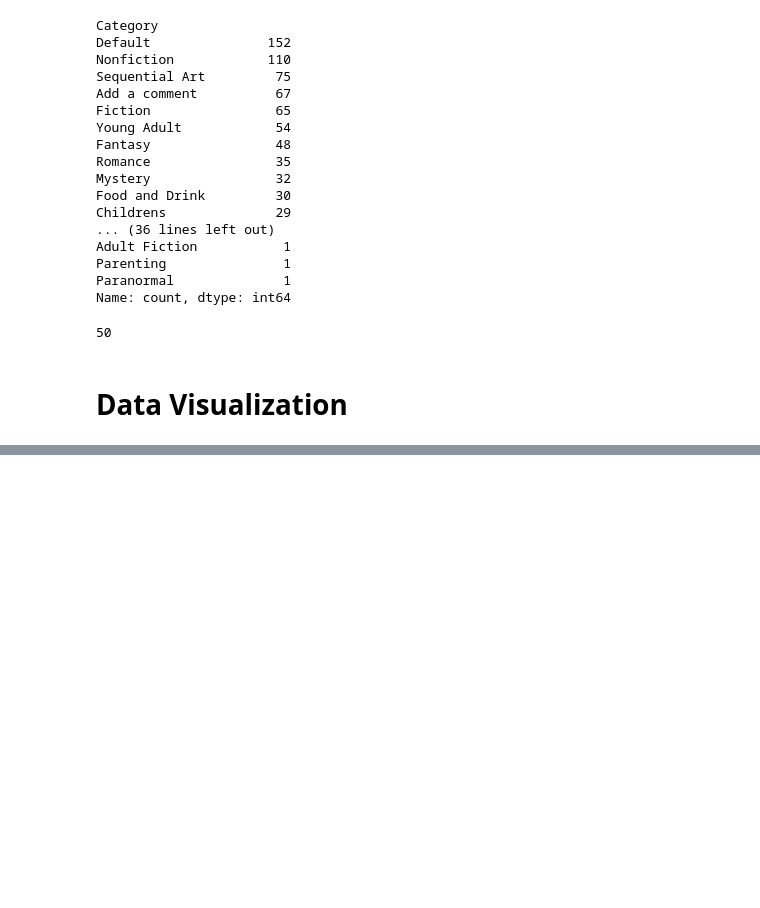
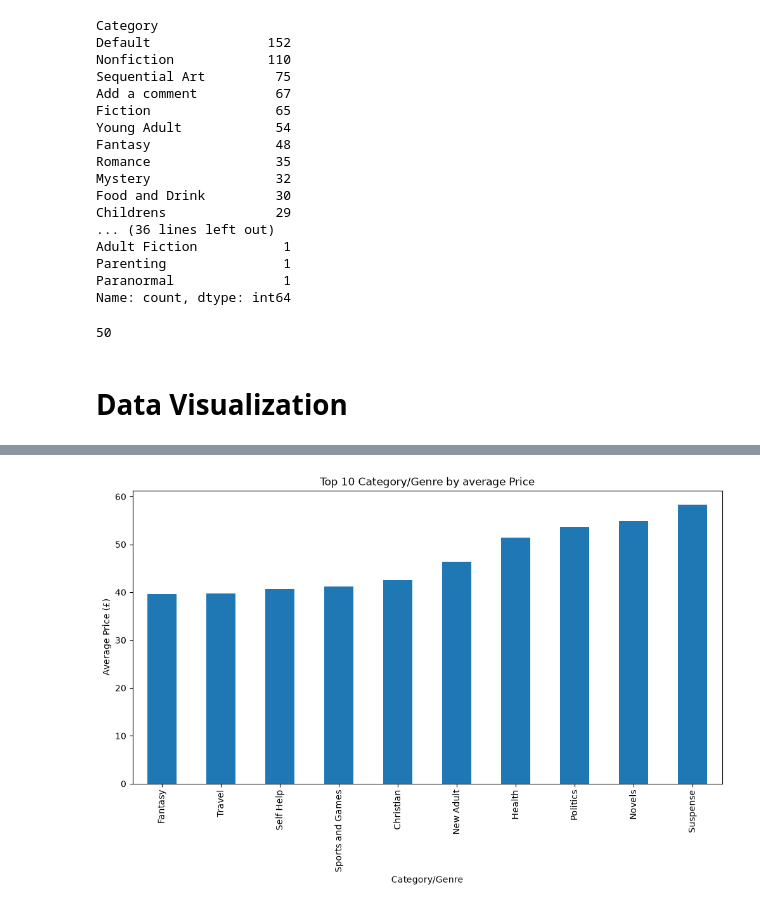
Before and after one commit to mcllale/Book-Market-Analytics-Books-to-Scrape-, a Jupyter notebook: web_scrape.ipynb, the cells around one changed output, grey strips where cells are left out. Cells and saved outputs as stored; diff of their text form; code cells hidden in the pictures; blank space fills up the shorter version.

Commit message:
initial visualization commit

```diff
--- a/web_scrape.ipynb
+++ b/web_scrape.ipynb
@@ -219,0 +242,4 @@ clean_df['Category'].nunique()
+# %%
+genre_prices = (books_df.groupby('Category')['Price'].mean().sort_values(ascending=False))
+
+genre_prices.head()
@@ -219,0 +254,11 @@ clean_df['Category'].nunique()
+# %%
+plt.figure(figsize=(12, 6))
+
+genre_prices.head(10).sort_values().plot(kind='bar')
+
+plt.xlabel('Category/Genre')
+plt.ylabel('Average Price (£)')
+plt.title('Top 10 Category/Genre by average Price')
+plt.show()
+# %% [output]
+[figure, added]
```
Also changed, not shown: parts of 5 cells of this notebook, 1 other file.
